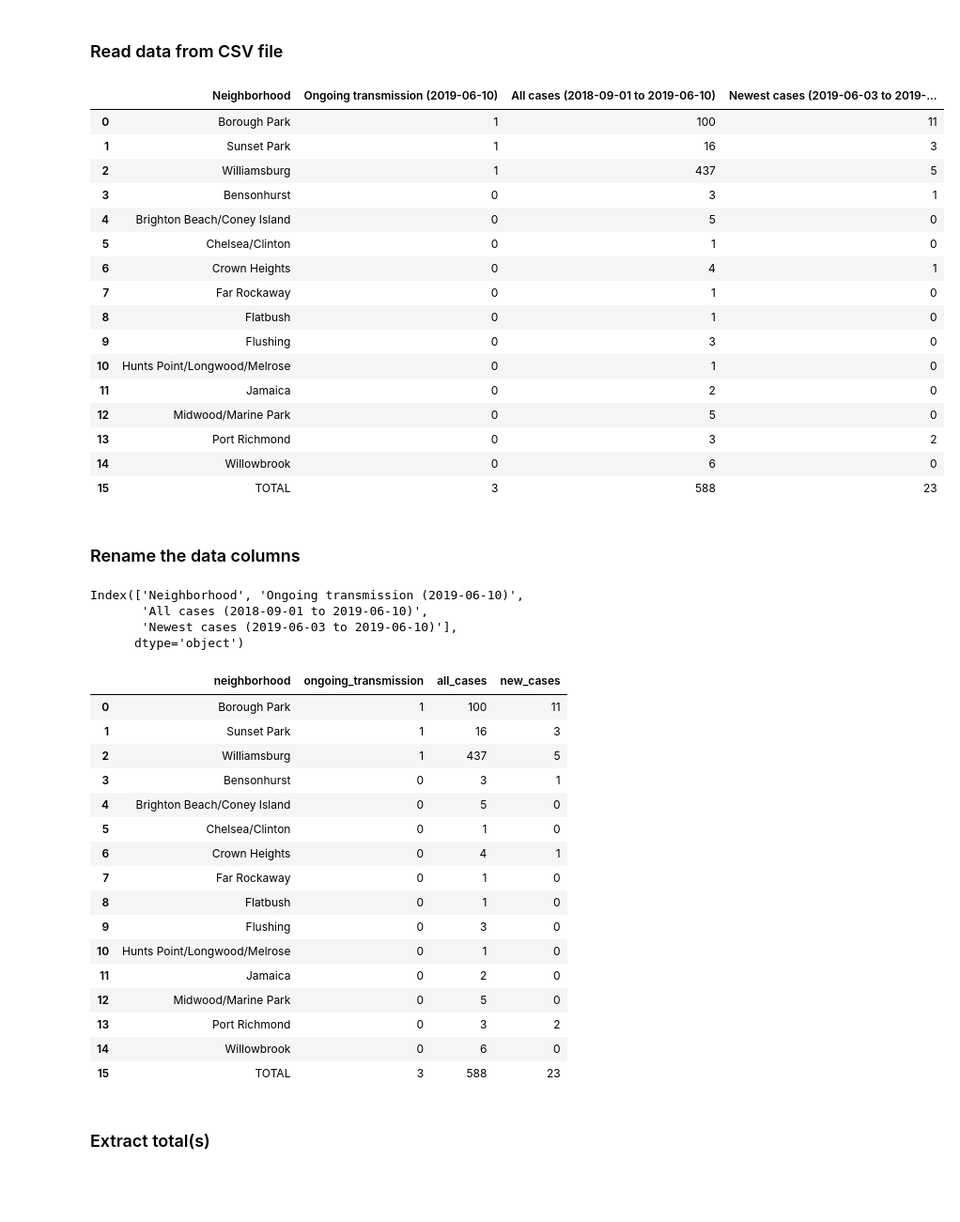
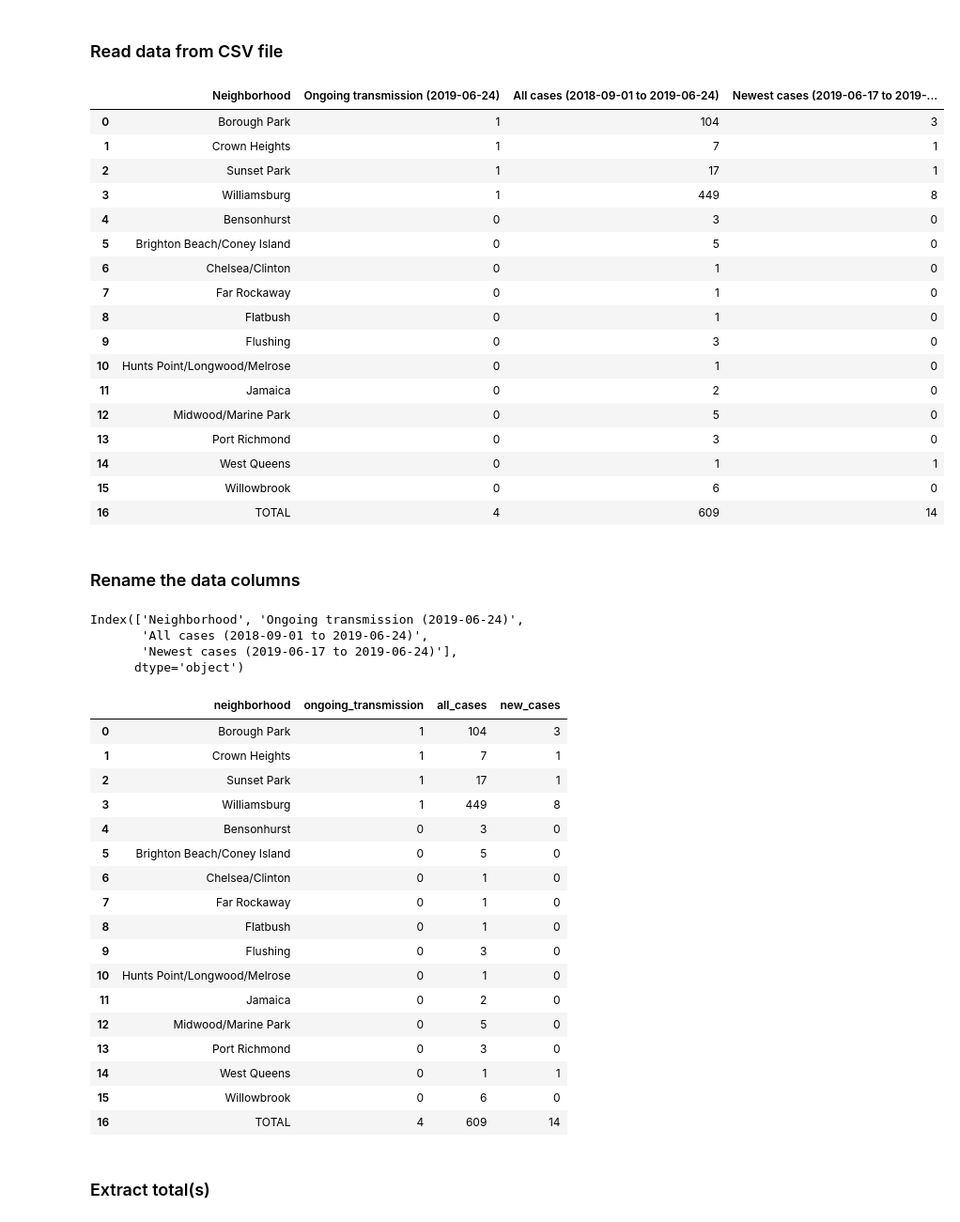
Before and after one commit to carlos-afonso/measles, a Jupyter notebook: code/nyc_measles_cases_by_neighborhood.ipynb, the cells around one changed output. Shown at 94% size. Cells and saved outputs as stored; diff of their text form; code cells hidden in the pictures; blank space fills up the shorter version.

```diff
--- a/code/nyc_measles_cases_by_neighborhood.ipynb
+++ b/code/nyc_measles_cases_by_neighborhood.ipynb
@@ -18,27 +18,28 @@ import re
 # %% [markdown]
 ### Read data from CSV file
 # %%
-measles_df = pd.read_csv('../data/nyc_health_measles_cases_by_neighborhood_2019-06-10.csv')
+measles_df = pd.read_csv('../data/nyc_health_measles_cases_by_neighborhood_2019-06-24.csv')
 
 measles_df
 # %% [output]
-|  | Neighborhood | Ongoing transmission (2019-06-10) | All cases (2018-09-01 to 2019-06-10) | Newest cases (2019-06-03 to 2019-... |
-| 0 | Borough Park | 1 | 100 | 11 |
-| 1 | Sunset Park | 1 | 16 | 3 |
-| 2 | Williamsburg | 1 | 437 | 5 |
-| 3 | Bensonhurst | 0 | 3 | 1 |
-| 4 | Brighton Beach/Coney Island | 0 | 5 | 0 |
-| 5 | Chelsea/Clinton | 0 | 1 | 0 |
-| 6 | Crown Heights | 0 | 4 | 1 |
+|  | Neighborhood | Ongoing transmission (2019-06-24) | All cases (2018-09-01 to 2019-06-24) | Newest cases (2019-06-17 to 2019-... |
+| 0 | Borough Park | 1 | 104 | 3 |
+| 1 | Crown Heights | 1 | 7 | 1 |
+| 2 | Sunset Park | 1 | 17 | 1 |
+| 3 | Williamsburg | 1 | 449 | 8 |
+| 4 | Bensonhurst | 0 | 3 | 0 |
+| 5 | Brighton Beach/Coney Island | 0 | 5 | 0 |
+| 6 | Chelsea/Clinton | 0 | 1 | 0 |
 | 7 | Far Rockaway | 0 | 1 | 0 |
 | 8 | Flatbush | 0 | 1 | 0 |
 | 9 | Flushing | 0 | 3 | 0 |
 | 10 | Hunts Point/Longwood/Melrose | 0 | 1 | 0 |
 | 11 | Jamaica | 0 | 2 | 0 |
 | 12 | Midwood/Marine Park | 0 | 5 | 0 |
-| 13 | Port Richmond | 0 | 3 | 2 |
-| 14 | Willowbrook | 0 | 6 | 0 |
-| 15 | TOTAL | 3 | 588 | 23 |
+| 13 | Port Richmond | 0 | 3 | 0 |
+| 14 | West Queens | 0 | 1 | 1 |
+| 15 | Willowbrook | 0 | 6 | 0 |
+| 16 | TOTAL | 4 | 609 | 14 |
 # %% [markdown]
 ### Rename the data columns
 # %%
@@ -46,9 +47,9 @@ original_cols = measles_df.columns
 
 original_cols
 # %% [output]
-Index(['Neighborhood', 'Ongoing transmission (2019-06-10)',
-       'All cases (2018-09-01 to 2019-06-10)',
-       'Newest cases (2019-06-03 to 2019-06-10)'],
+Index(['Neighborhood', 'Ongoing transmission (2019-06-24)',
+       'All cases (2018-09-01 to 2019-06-24)',
+       'Newest cases (2019-06-17 to 2019-06-24)'],
       dtype='object')
 # %%
 new_cols = ['neighborhood', 'ongoing_transmission', 'all_cases', 'new_cases']
@@ -58,22 +59,23 @@ measles_df.columns = new_cols
 measles_df
 # %% [output]
 |  | neighborhood | ongoing_transmission | all_cases | new_cases |
-| 0 | Borough Park | 1 | 100 | 11 |
-| 1 | Sunset Park | 1 | 16 | 3 |
-| 2 | Williamsburg | 1 | 437 | 5 |
-| 3 | Bensonhurst | 0 | 3 | 1 |
-| 4 | Brighton Beach/Coney Island | 0 | 5 | 0 |
-| 5 | Chelsea/Clinton | 0 | 1 | 0 |
-| 6 | Crown Heights | 0 | 4 | 1 |
+| 0 | Borough Park | 1 | 104 | 3 |
+| 1 | Crown Heights | 1 | 7 | 1 |
+| 2 | Sunset Park | 1 | 17 | 1 |
+| 3 | Williamsburg | 1 | 449 | 8 |
+| 4 | Bensonhurst | 0 | 3 | 0 |
+| 5 | Brighton Beach/Coney Island | 0 | 5 | 0 |
+| 6 | Chelsea/Clinton | 0 | 1 | 0 |
 | 7 | Far Rockaway | 0 | 1 | 0 |
 | 8 | Flatbush | 0 | 1 | 0 |
 | 9 | Flushing | 0 | 3 | 0 |
 | 10 | Hunts Point/Longwood/Melrose | 0 | 1 | 0 |
 | 11 | Jamaica | 0 | 2 | 0 |
 | 12 | Midwood/Marine Park | 0 | 5 | 0 |
-| 13 | Port Richmond | 0 | 3 | 2 |
-| 14 | Willowbrook | 0 | 6 | 0 |
-| 15 | TOTAL | 3 | 588 | 23 |
+| 13 | Port Richmond | 0 | 3 | 0 |
+| 14 | West Queens | 0 | 1 | 1 |
+| 15 | Willowbrook | 0 | 6 | 0 |
+| 16 | TOTAL | 4 | 609 | 14 |
 # %% [markdown]
 ### Extract total(s)
 # %%
```
Also changed, not shown: parts of 14 cells of this notebook, 4 other files.
